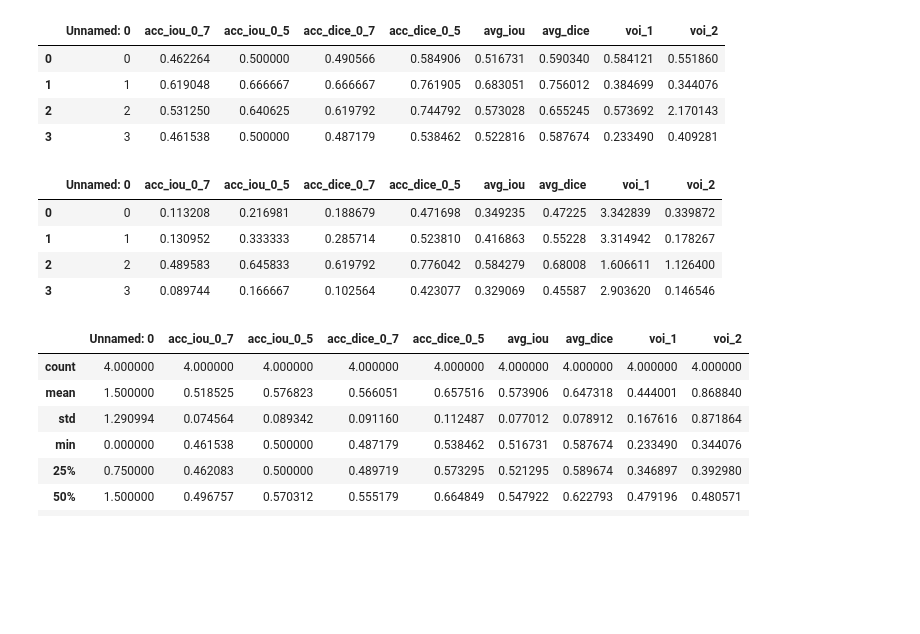
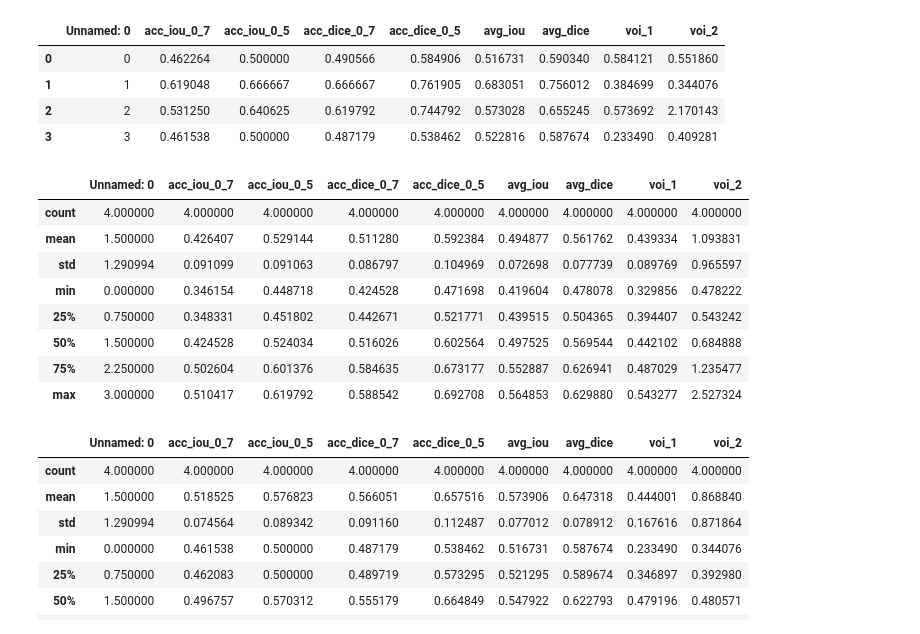
Before and after one commit to theGindar/3DCellSegMasterThesis, a Jupyter notebook: auswertung_LRP.ipynb, the cells around one changed output. Drawn from its saved outputs; the diff is of its cells as text; code cells hidden in the pictures; blank space fills up the shorter version.

```diff
--- a/auswertung_LRP.ipynb
+++ b/auswertung_LRP.ipynb
@@ -30,13 +30,17 @@ retrained_4
 | 2 | 2 | 0.531250 | 0.640625 | 0.619792 | 0.744792 | 0.573028 | 0.655245 | 0.573692 | 2.170143 |
 | 3 | 3 | 0.461538 | 0.500000 | 0.487179 | 0.538462 | 0.522816 | 0.587674 | 0.233490 | 0.409281 |
 # %%
-gcn_1
+gcn_1.describe()
 # %% [output]
 |  | Unnamed: 0 | acc_iou_0_7 | acc_iou_0_5 | acc_dice_0_7 | acc_dice_0_5 | avg_iou | avg_dice | voi_1 | voi_2 |
-| 0 | 0 | 0.113208 | 0.216981 | 0.188679 | 0.471698 | 0.349235 | 0.47225 | 3.342839 | 0.339872 |
-| 1 | 1 | 0.130952 | 0.333333 | 0.285714 | 0.523810 | 0.416863 | 0.55228 | 3.314942 | 0.178267 |
-| 2 | 2 | 0.489583 | 0.645833 | 0.619792 | 0.776042 | 0.584279 | 0.68008 | 1.606611 | 1.126400 |
-| 3 | 3 | 0.089744 | 0.166667 | 0.102564 | 0.423077 | 0.329069 | 0.45587 | 2.903620 | 0.146546 |
+| count | 4.000000 | 4.000000 | 4.000000 | 4.000000 | 4.000000 | 4.000000 | 4.000000 | 4.000000 | 4.000000 |
+| mean | 1.500000 | 0.426407 | 0.529144 | 0.511280 | 0.592384 | 0.494877 | 0.561762 | 0.439334 | 1.093831 |
+| std | 1.290994 | 0.091099 | 0.091063 | 0.086797 | 0.104969 | 0.072698 | 0.077739 | 0.089769 | 0.965597 |
+| min | 0.000000 | 0.346154 | 0.448718 | 0.424528 | 0.471698 | 0.419604 | 0.478078 | 0.329856 | 0.478222 |
+| 25% | 0.750000 | 0.348331 | 0.451802 | 0.442671 | 0.521771 | 0.439515 | 0.504365 | 0.394407 | 0.543242 |
+| 50% | 1.500000 | 0.424528 | 0.524034 | 0.516026 | 0.602564 | 0.497525 | 0.569544 | 0.442102 | 0.684888 |
+| 75% | 2.250000 | 0.502604 | 0.601376 | 0.584635 | 0.673177 | 0.552887 | 0.626941 | 0.487029 | 1.235477 |
+| max | 3.000000 | 0.510417 | 0.619792 | 0.588542 | 0.692708 | 0.564853 | 0.629880 | 0.543277 | 2.527324 |
 # %%
 retrained_4.describe()
 # %% [output]
```
Also changed, not shown: 2 other files.
